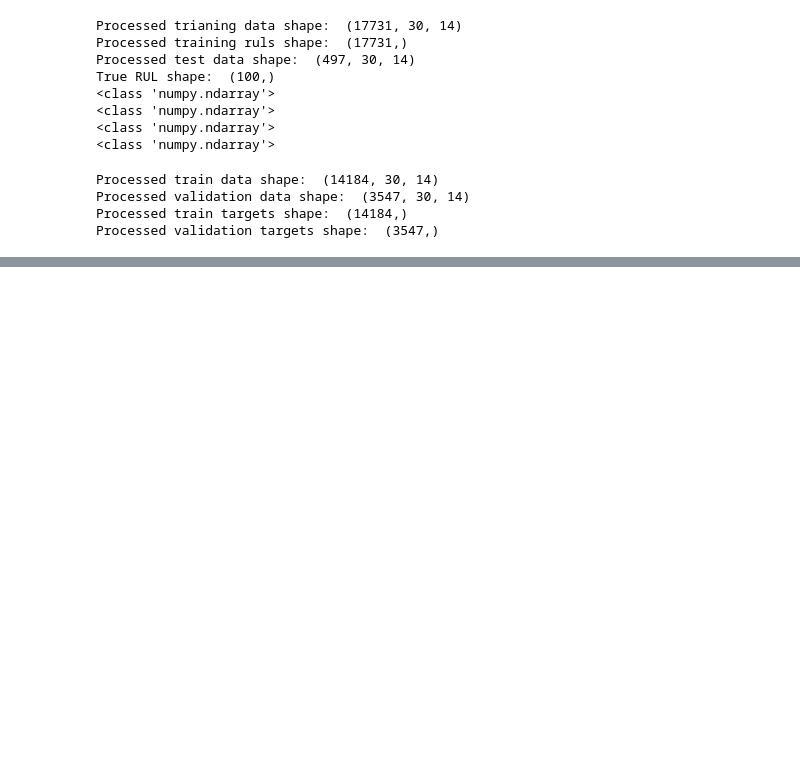
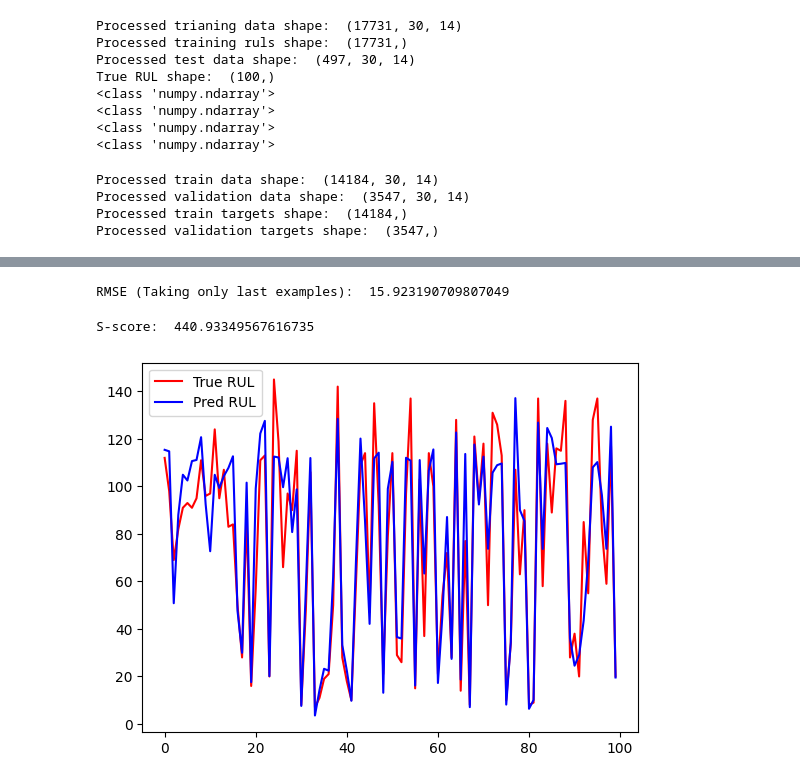
Before and after one commit to AliquodFahriam/tinyML, a Jupyter notebook: Riproduzione/FD001_CNNs.ipynb, the cells around one changed output, grey strips where cells are left out. Saved outputs shown, nothing was run; the diff lists cells and outputs as text; code cells hidden in the pictures; blank space fills up the shorter version.

```diff
--- a/Riproduzione/FD001_CNNs.ipynb
+++ b/Riproduzione/FD001_CNNs.ipynb
@@ -323,0 +449,8 @@ plt.show()
+# %%
+callback = tf.keras.callbacks.LearningRateScheduler(scheduler, verbose = 1)
+# %%
+model = create_compiled_model()
+history = model.fit(processed_train_data, processed_train_targets, epochs = 30,
+                    validation_data = (processed_val_data, processed_val_targets),
+                    callbacks = callback,
+                    batch_size = 64, verbose = 2)
@@ -323,0 +475,7 @@ plt.show()
+# %%
+rul_pred = model.predict(processed_test_data).reshape(-1)
+preds_for_each_engine = np.split(rul_pred, np.cumsum(num_test_windows_list)[:-1])
+mean_pred_for_each_engine = [np.average(ruls_for_each_engine, weights = np.repeat(1/num_windows, num_windows))
+                             for ruls_for_each_engine, num_windows in zip(preds_for_each_engine, num_test_windows_list)]
+RMSE = np.sqrt(mean_squared_error(true_rul, mean_pred_for_each_engine))
+print("RMSE: ", RMSE)
@@ -323,0 +485,21 @@ plt.show()
+# %%
+ndices_of_last_examples = np.cumsum(num_test_windows_list) - 1
+preds_for_last_example = np.concatenate(preds_for_each_engine)[indices_of_last_examples]
+
+RMSE_new = np.sqrt(mean_squared_error(true_rul, preds_for_last_example))
+print("RMSE (Taking only last examples): ", RMSE_new)
+# %% [output]
+RMSE (Taking only last examples):  15.923190709807049
+# %%
+s_score = compute_s_score(true_rul, preds_for_last_example)
+print("S-score: ", s_score)
+# %% [output]
+S-score:  440.93349567616735
+# %%
+# Plot true and predicted RUL values
+plt.plot(true_rul, label = "True RUL", color = "red")
+plt.plot(preds_for_last_example, label = "Pred RUL", color = "blue")
+plt.legend()
+plt.show()
+# %% [output]
+[figure, added]
```
Also changed, not shown: parts of 20 cells of this notebook, 16 other files.
